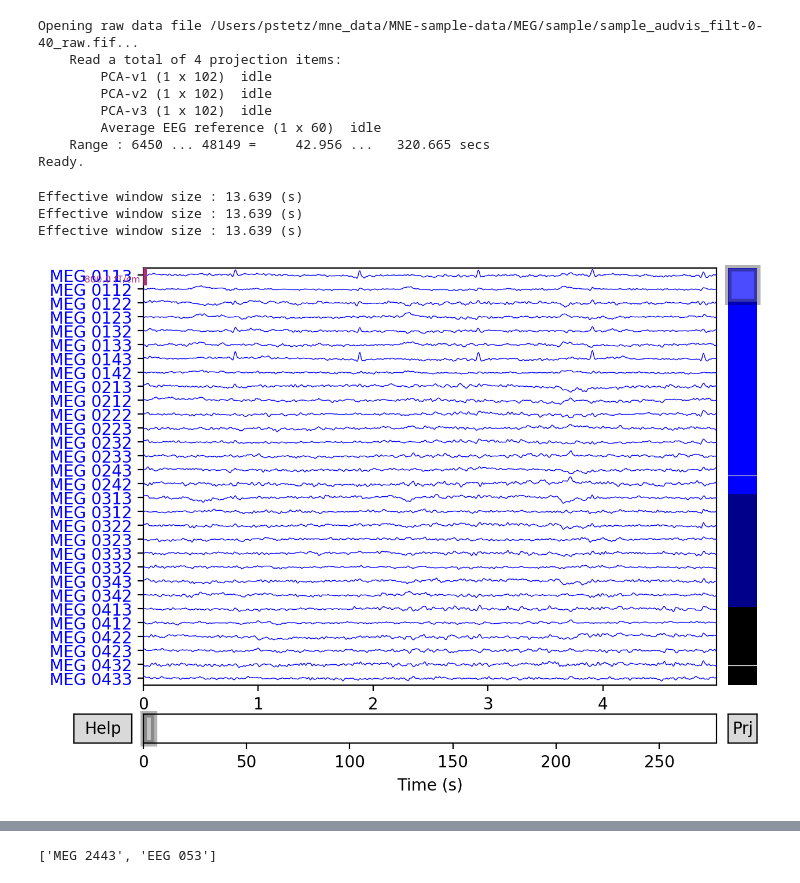
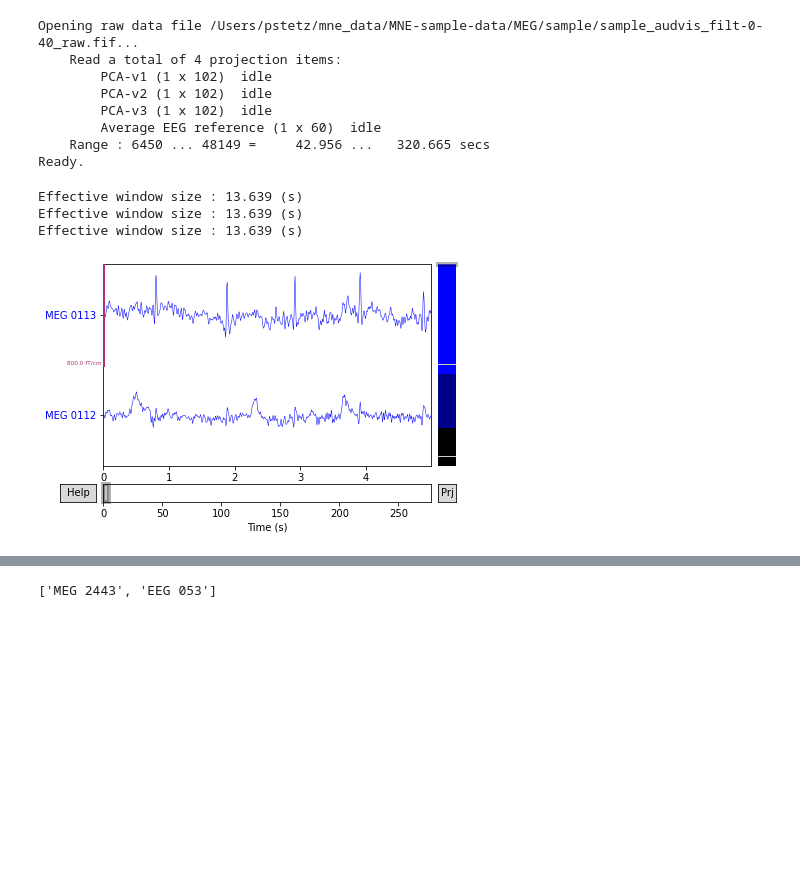
Before and after one commit to WilliamsPANLab/eegor, a Jupyter notebook: Untitled.ipynb, the cells around one changed output, grey strips where cells are left out. Saved outputs shown, nothing was run; the diff lists cells and outputs as text; code cells hidden in the pictures; blank space fills up the shorter version.

```diff
--- a/Untitled.ipynb
+++ b/Untitled.ipynb
@@ -19,12 +22,12 @@ Opening raw data file /Users/pstetz/mne_data/MNE-sample-data/MEG/sample/sample_a
 Ready.
 # %%
 raw.plot_psd(fmax=50)
-raw.plot(duration=5, n_channels=30)
+raw.plot(duration=5, n_channels=2)
 # %% [output]
 Effective window size : 13.639 (s)
 Effective window size : 13.639 (s)
 Effective window size : 13.639 (s)
-[figure, old version]
+[figure, new version]
 # %%
 # set up and fit the ICA
 ica = mne.preprocessing.ICA(n_components=20, random_state=97, max_iter=800)
```
Also changed, not shown: parts of 3 cells of this notebook, 2 other files.
